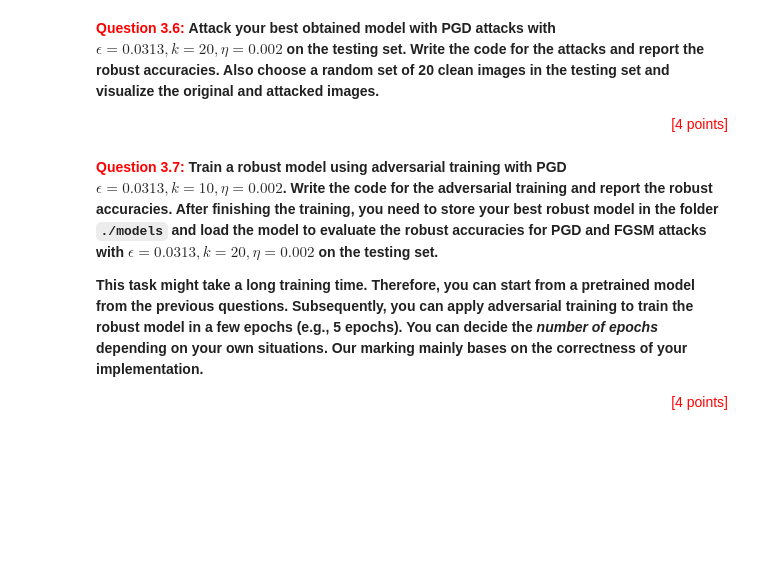
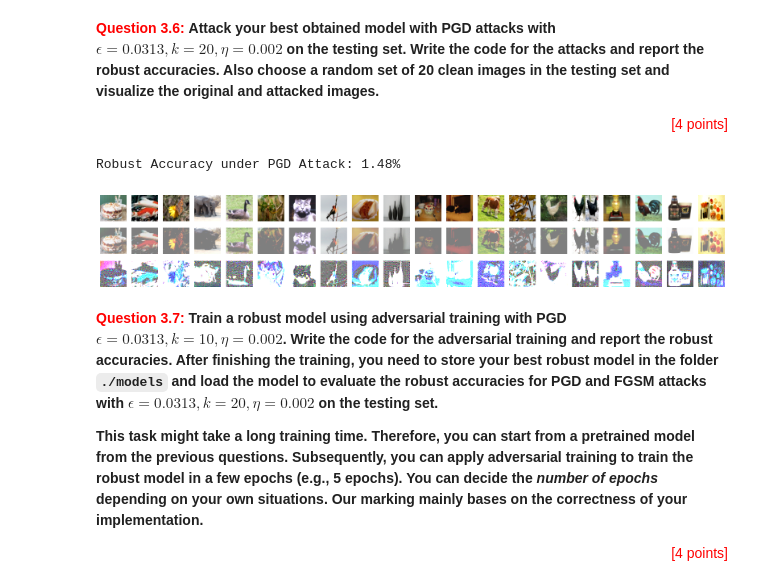
Before and after one commit to MitchellZheng/FIT5215_Assignment1, a Jupyter notebook: Assignment01_solution.ipynb, the cells around one changed output. Drawn from its saved outputs; the diff is of its cells as text; code cells hidden in the pictures; blank space fills up the shorter version.

```diff
--- a/Assignment01_solution.ipynb
+++ b/Assignment01_solution.ipynb
@@ -522,13 +522,13 @@ We split the train and test sets into many mini-batches of 64.
 # %%
 train_loader = DataLoader(
     dataset=train_dataset,
-    batch_size=512,
+    batch_size=64,
     shuffle=True,
     pin_memory=True
     )
 test_loader = DataLoader(
     dataset=test_dataset,
-    batch_size=1024,
+    batch_size=64,
     shuffle=False,
     pin_memory=True
     )
@@ -1648,0 +1907,7 @@ You need to extend your model developed above, train a model using data CutMix,
+# %%
+device = torch.device("cuda" if torch.cuda.is_available() else "cpu")
+model = YourCNN(list_feature_maps = [16, 32, 64], use_skip=True).to(device)
+optimizer = torch.optim.Adam(model.parameters(), lr=0.001)
+loss_fn = nn.CrossEntropyLoss()
+
+history_cutmix = train_with_cutmix(model, train_loader, val_loader, optimizer, loss_fn, num_epochs=10, alpha=1.0, device=device)
@@ -1660,0 +2026,3 @@ Compare the model trained with the OVA loss and the same model trained with the
+# %%
+model_ce = YourCNN(list_feature_maps = [16, 32, 64], use_skip=True).to(device)
+history_ce = fit_with_loss_fn(model_ce, train_loader, val_loader, num_epochs=10)
@@ -1667,3 +2156,15 @@ Compare the model trained with the OVA loss and the same model trained with the
+# %%
+device = torch.device("cuda" if torch.cuda.is_available() else "cpu")
+
+best_model = model_ce
+best_model.eval()
+robust_acc = evaluate_pgd(best_model, val_loader, eps=0.0313, alpha=0.002, iters=20, device=device)
+
+# Visualize 20 examples
+visualize_pgd_examples(best_model, val_loader, eps=0.0313, alpha=0.002, iters=20, device=device)
+# %% [output]
+Robust Accuracy under PGD Attack: 1.48%
+[figure, added]
 # %% [markdown]
 <span style="color:red">**Question 3.7:**</span> **Train a robust model using adversarial training with PGD ${\epsilon= 0.0313, k=10, \eta= 0.002}$. Write the code for the adversarial training and report the robust accuracies. After finishing the training, you need to store your best robust model in the folder `./models` and load the model to evaluate the robust accuracies for PGD and FGSM attacks with $\epsilon= 0.0313, k=20, \eta= 0.002$ on the testing set.**
 
```
Also changed, not shown: parts of 35 cells of this notebook, 1 other file.
